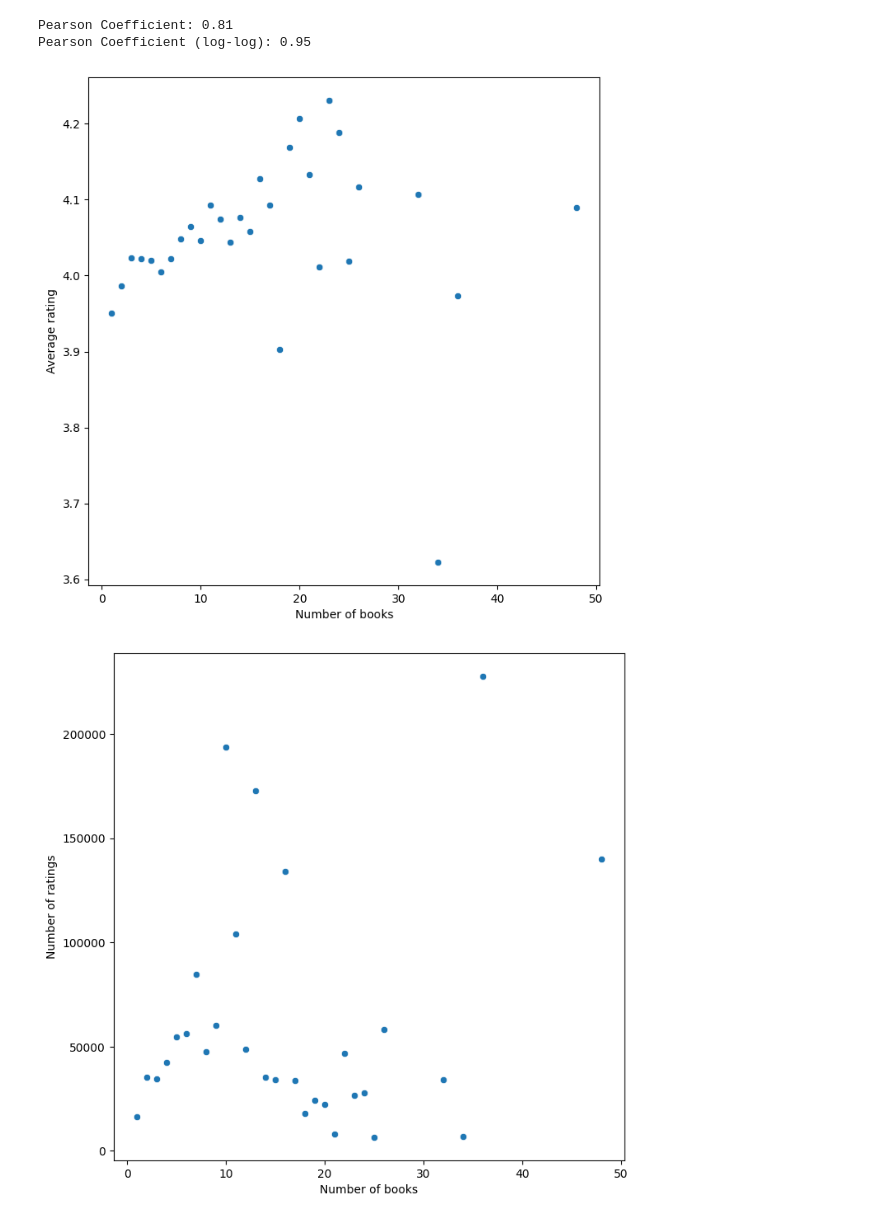
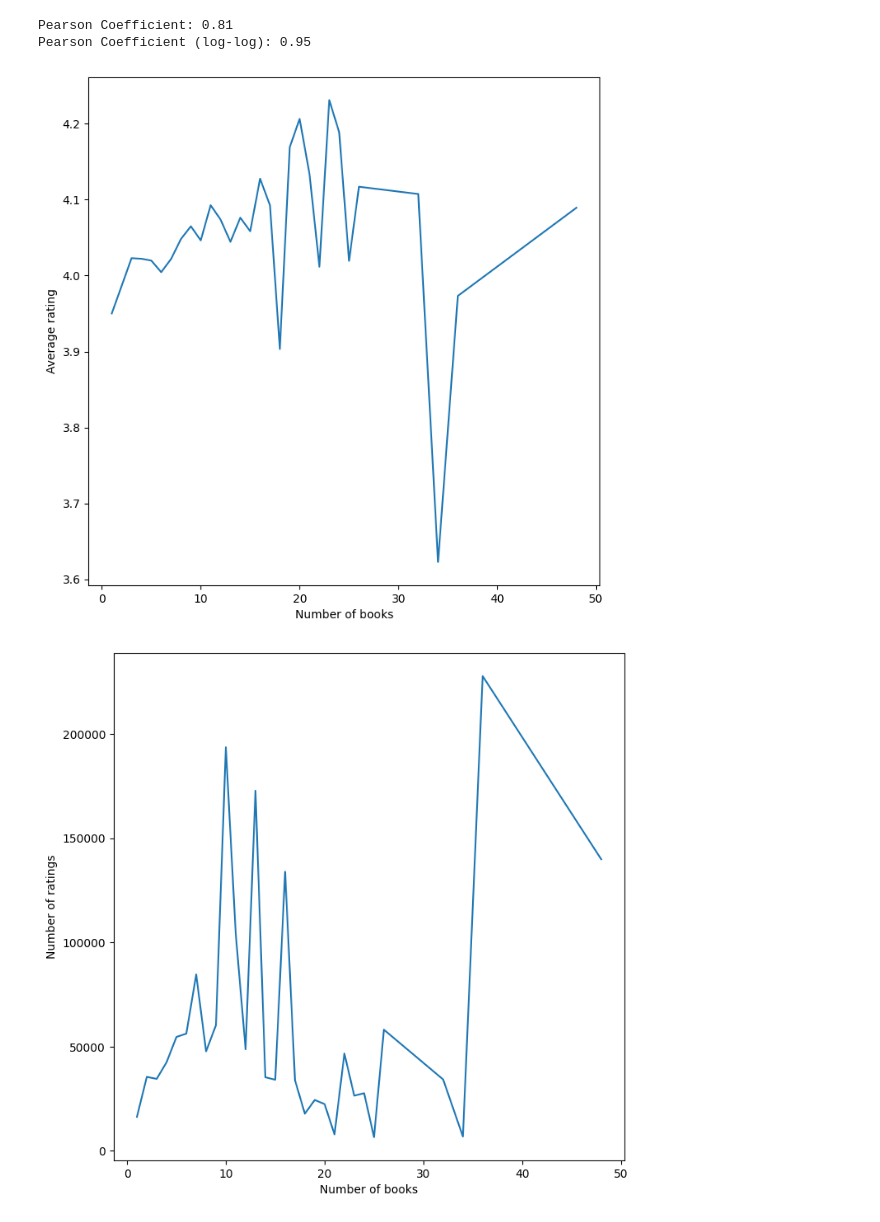
Before and after one commit to Ethan2541/Projet-DALAS, a Jupyter notebook: src/eda.ipynb, the cells around one changed output. Saved outputs shown, nothing was run; the diff lists cells and outputs as text; code cells hidden in the pictures.

```diff
--- a/src/eda.ipynb
+++ b/src/eda.ipynb
@@ -524,28 +521,28 @@ authors_ratings["n_books"] = authors_ratings_groups.count()
 average_ratings_per_n_books = authors_ratings.groupby("n_books").mean()
 
 plt.figure(figsize=(8, 8))
-sns.scatterplot(average_ratings_per_n_books, x="n_books", y="average_rating")
+sns.lineplot(average_ratings_per_n_books, x="n_books", y="average_rating")
 plt.xlabel("Number of books")
 plt.ylabel("Average rating")
 plt.savefig("../figures/books_ratings_scatterplot.svg", format="svg")
 plt.show()
 # %% [output]
-[figure, old version]
+[figure, new version]
 # %%
 authors_ratings_groups = df[["author", "n_ratings"]].groupby("author")
 authors_ratings = authors_ratings_groups.mean().sort_values(by="n_ratings", ascending=False)
 authors_ratings["n_books"] = authors_ratings_groups.count()
 
 average_ratings_per_n_books = authors_ratings.groupby("n_books").mean()
 
 plt.figure(figsize=(8, 8))
-sns.scatterplot(average_ratings_per_n_books, x="n_books", y="n_ratings")
+sns.lineplot(average_ratings_per_n_books, x="n_books", y="n_ratings")
 plt.xlabel("Number of books")
 plt.ylabel("Number of ratings")
 plt.savefig("../figures/books_n_ratings_scatterplot.svg", format="svg")
 plt.show()
 # %% [output]
-[figure, old version]
+[figure, new version]
 # %%
 ratings_over_time = df.groupby("publication_year")[["average_rating", "n_ratings"]].mean()
 ratings_over_time["log_n_ratings"] = np.log(ratings_over_time["n_ratings"] + 1)
```
Also changed, not shown: parts of 5 cells of this notebook, 27 other files.
